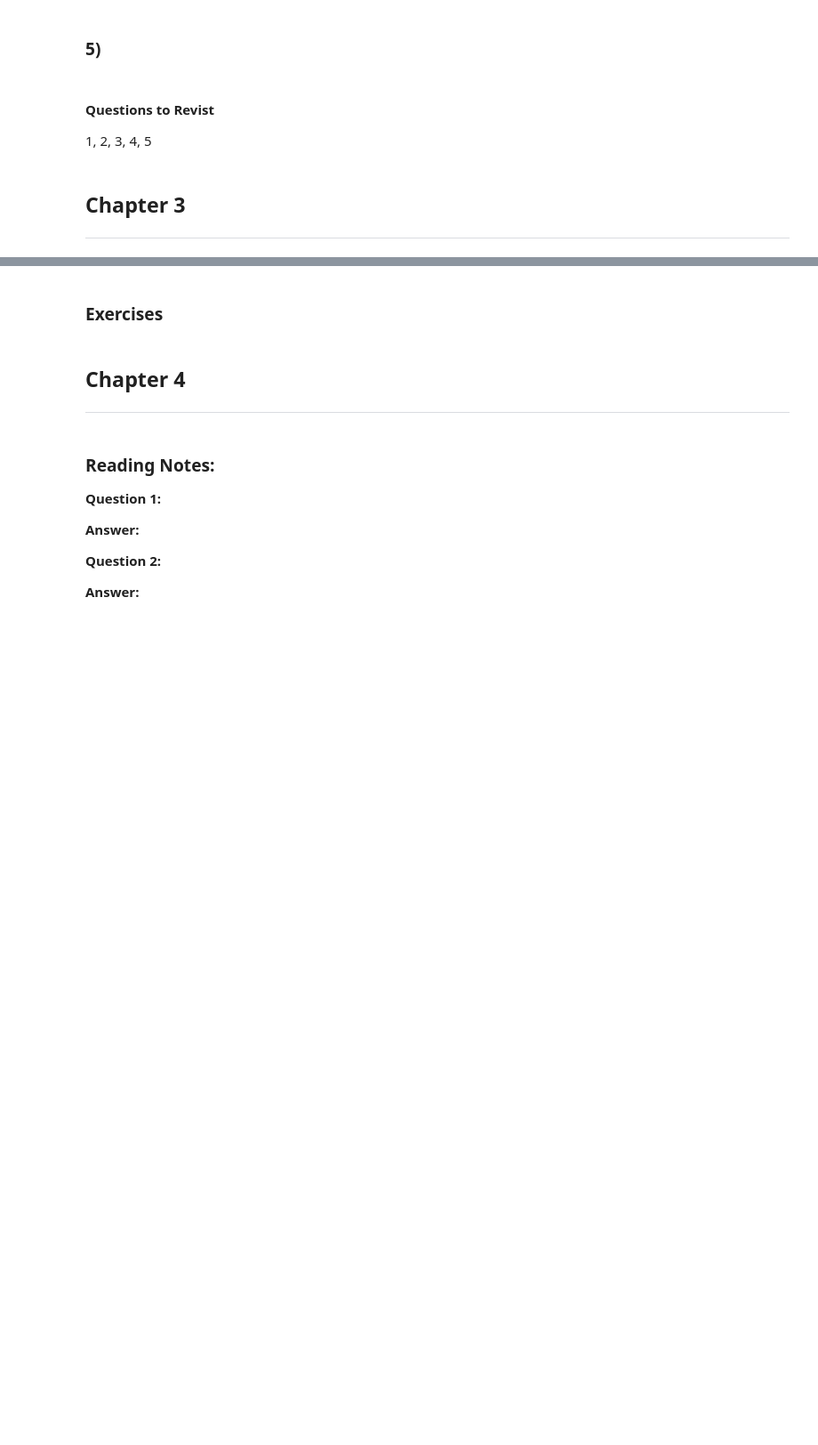
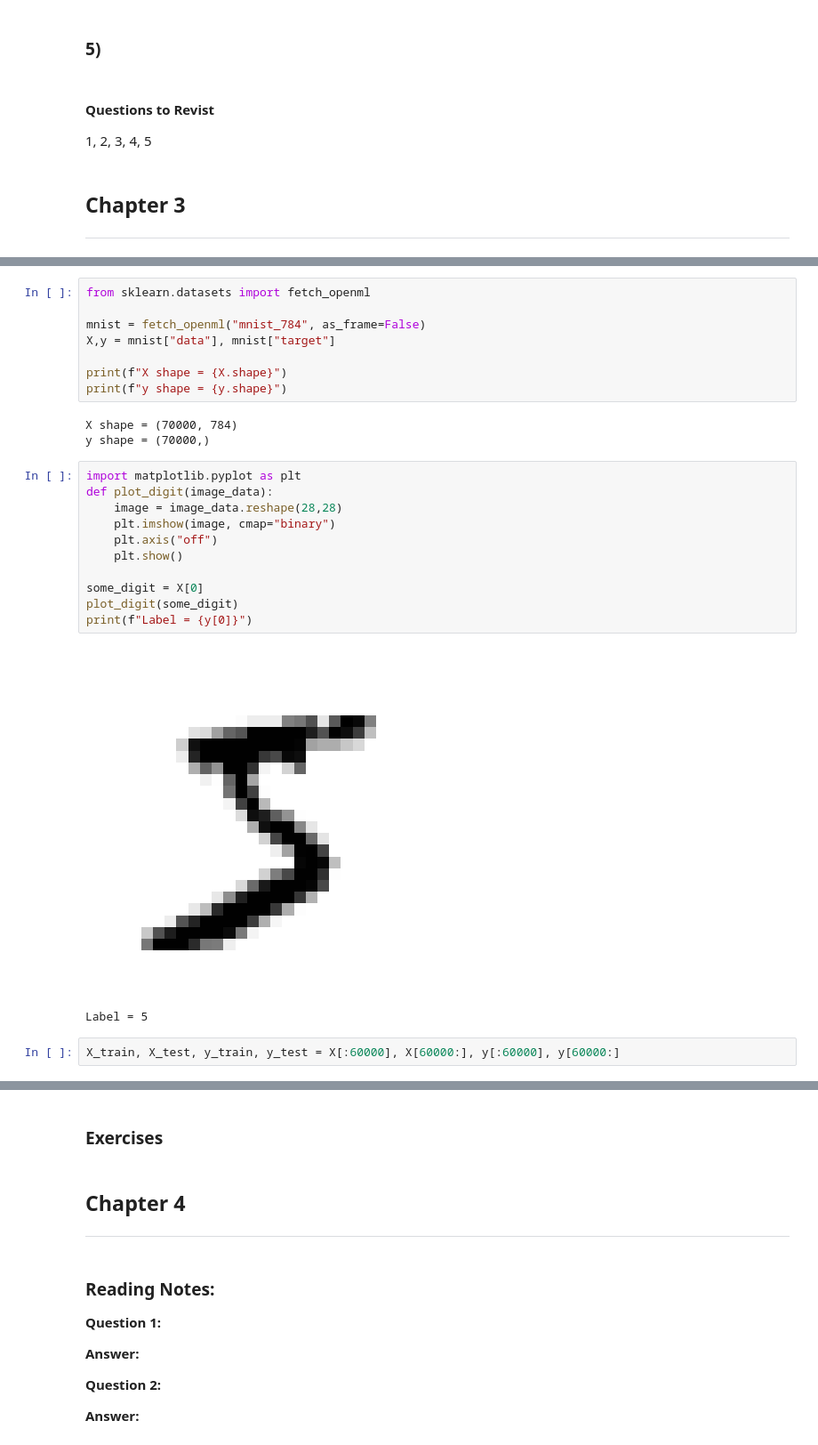
Before and after one commit to nathanjones4323/hands-on-ml-textbook, a Jupyter notebook: exercises.ipynb, the cells around one changed output, grey strips where cells are left out. Shown at 89% size. Cells and saved outputs as stored; diff of their text form; blank space fills up the shorter version.

```diff
--- a/exercises.ipynb
+++ b/exercises.ipynb
@@ -634,0 +670,27 @@ Mean test score = 61079.43077068787
+# %%
+from sklearn.datasets import fetch_openml
+
+mnist = fetch_openml("mnist_784", as_frame=False)
+X,y = mnist["data"], mnist["target"]
+
+print(f"X shape = {X.shape}")
+print(f"y shape = {y.shape}")
+# %% [output]
+X shape = (70000, 784)
+y shape = (70000,)
+# %%
+import matplotlib.pyplot as plt
+def plot_digit(image_data):
+    image = image_data.reshape(28,28)
+    plt.imshow(image, cmap="binary")
+    plt.axis("off")
+    plt.show()
+
+some_digit = X[0]
+plot_digit(some_digit)
+print(f"Label = {y[0]}")
+# %% [output]
+[figure, added]
+Label = 5
+# %%
+X_train, X_test, y_train, y_test = X[:60000], X[60000:], y[:60000], y[60000:]
```
Also changed, not shown: parts of 35 cells of this notebook.
